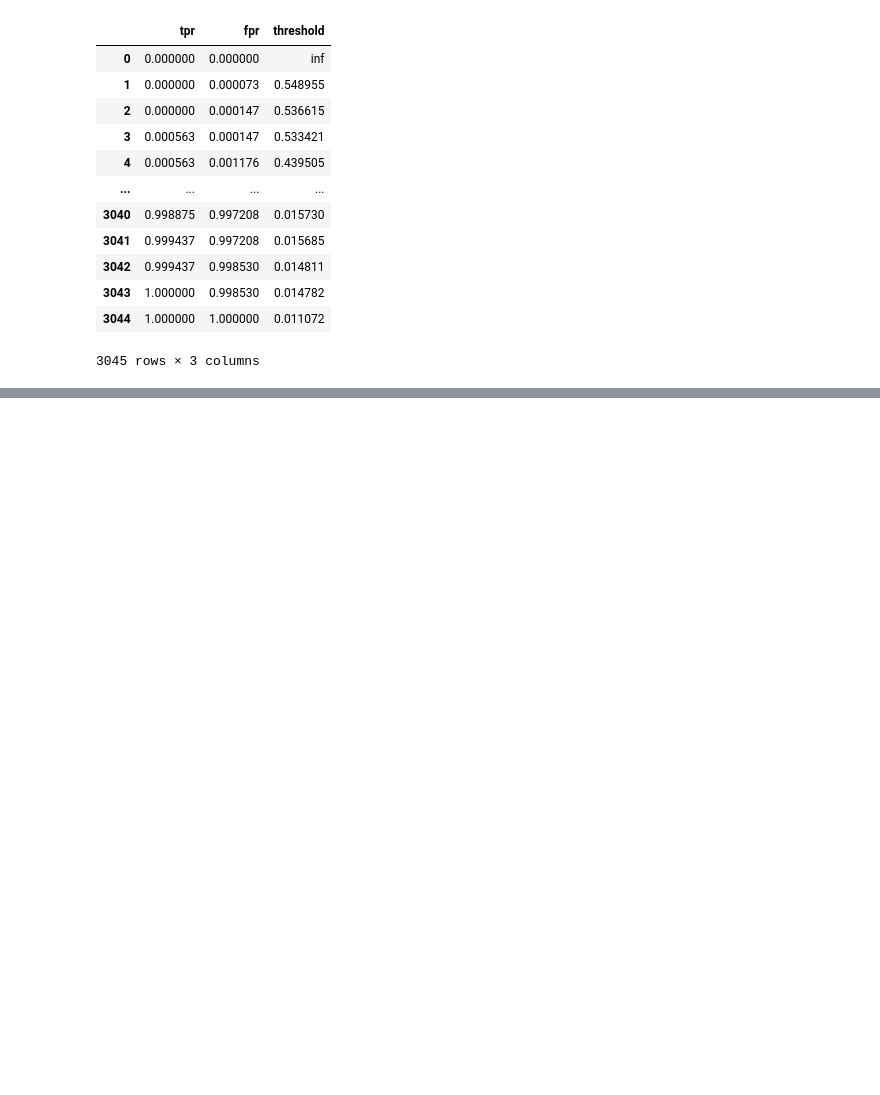
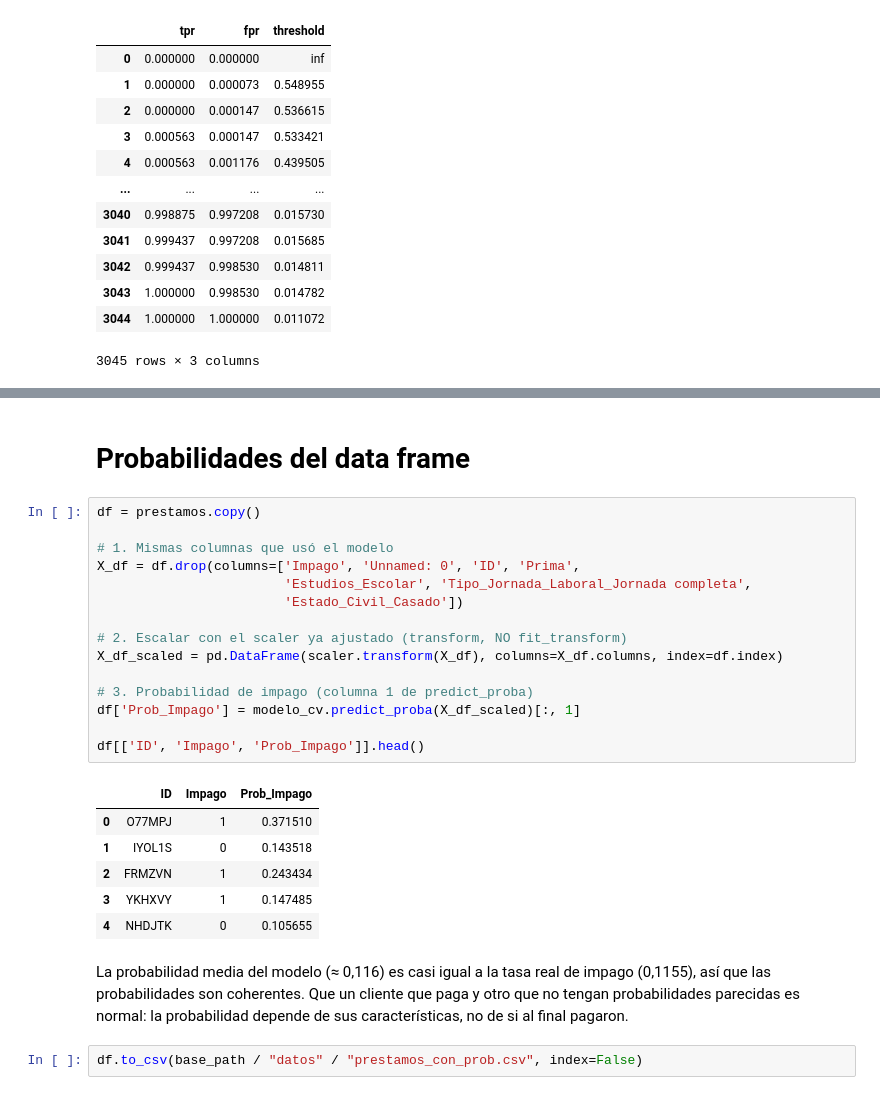
Before and after one commit to agarazelaiaviudez-wq/RETO_5_AMARILLO, a Jupyter notebook: regresion_logistica.ipynb, the cells around one changed output, grey strips where cells are left out. Saved outputs shown, nothing was run; the diff lists cells and outputs as text; blank space fills up the shorter version.

```diff
--- a/regresion_logistica.ipynb
+++ b/regresion_logistica.ipynb
@@ -484,0 +583,28 @@ Text(0.5, 1.0, 'Curva ROC')
+# %% [markdown]
+# Probabilidades del data frame
+# %%
+df = prestamos.copy()
+
+# 1. Mismas columnas que usó el modelo
+X_df = df.drop(columns=['Impago', 'Unnamed: 0', 'ID', 'Prima',
+                        'Estudios_Escolar', 'Tipo_Jornada_Laboral_Jornada completa',
+                        'Estado_Civil_Casado'])
+
+# 2. Escalar con el scaler ya ajustado (transform, NO fit_transform)
+X_df_scaled = pd.DataFrame(scaler.transform(X_df), columns=X_df.columns, index=df.index)
+
+# 3. Probabilidad de impago (columna 1 de predict_proba)
+df['Prob_Impago'] = modelo_cv.predict_proba(X_df_scaled)[:, 1]
+
+df[['ID', 'Impago', 'Prob_Impago']].head()
+# %% [output]
+|  | ID | Impago | Prob_Impago |
+| 0 | O77MPJ | 1 | 0.371510 |
+| 1 | IYOL1S | 0 | 0.143518 |
+| 2 | FRMZVN | 1 | 0.243434 |
+| 3 | YKHXVY | 1 | 0.147485 |
+| 4 | NHDJTK | 0 | 0.105655 |
+# %% [markdown]
+La probabilidad media del modelo (≈ 0,116) es casi igual a la tasa real de impago (0,1155), así que las probabilidades son coherentes. Que un cliente que paga y otro que no tengan probabilidades parecidas es normal: la probabilidad depende de sus características, no de si al final pagaron.
+# %%
+df.to_csv(base_path / "datos" / "prestamos_con_prob.csv", index=False)
```
Also changed, not shown: parts of 46 cells of this notebook, 1 other file.
